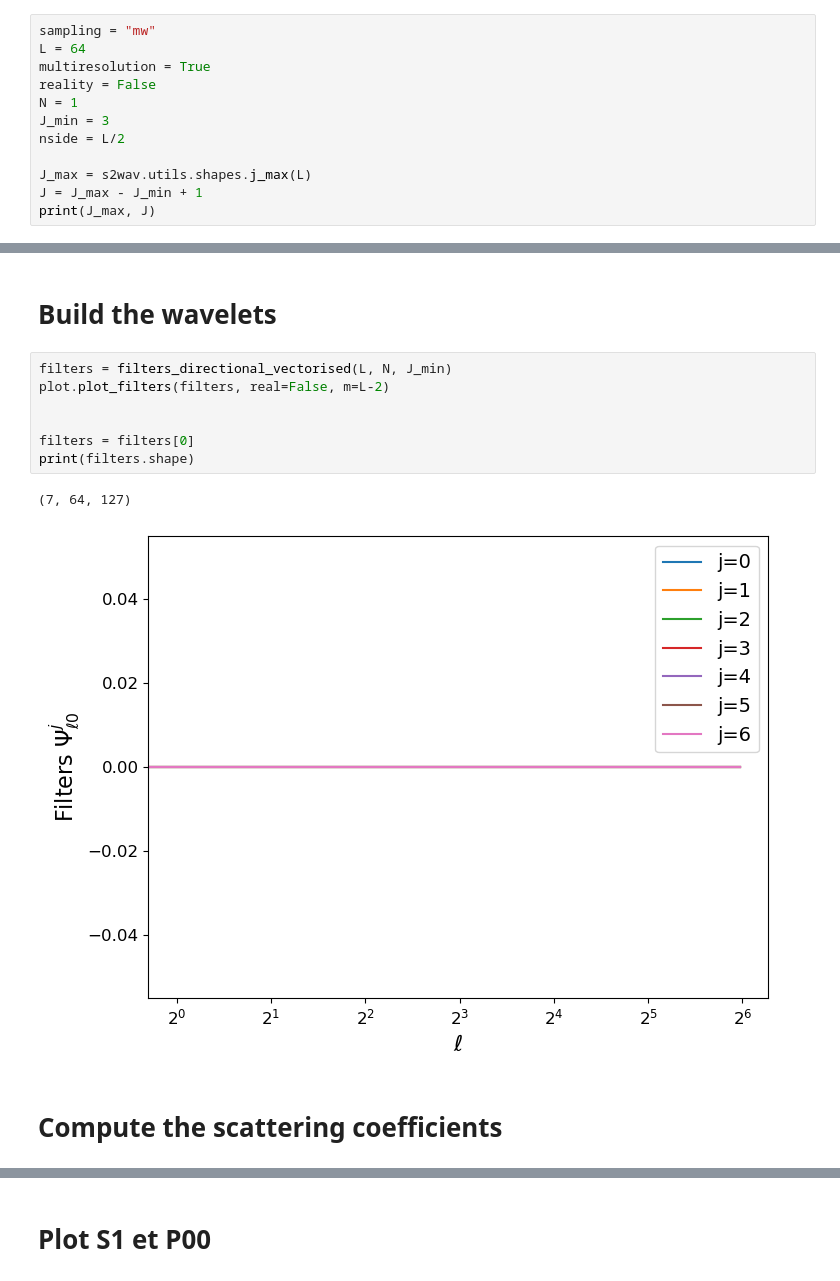
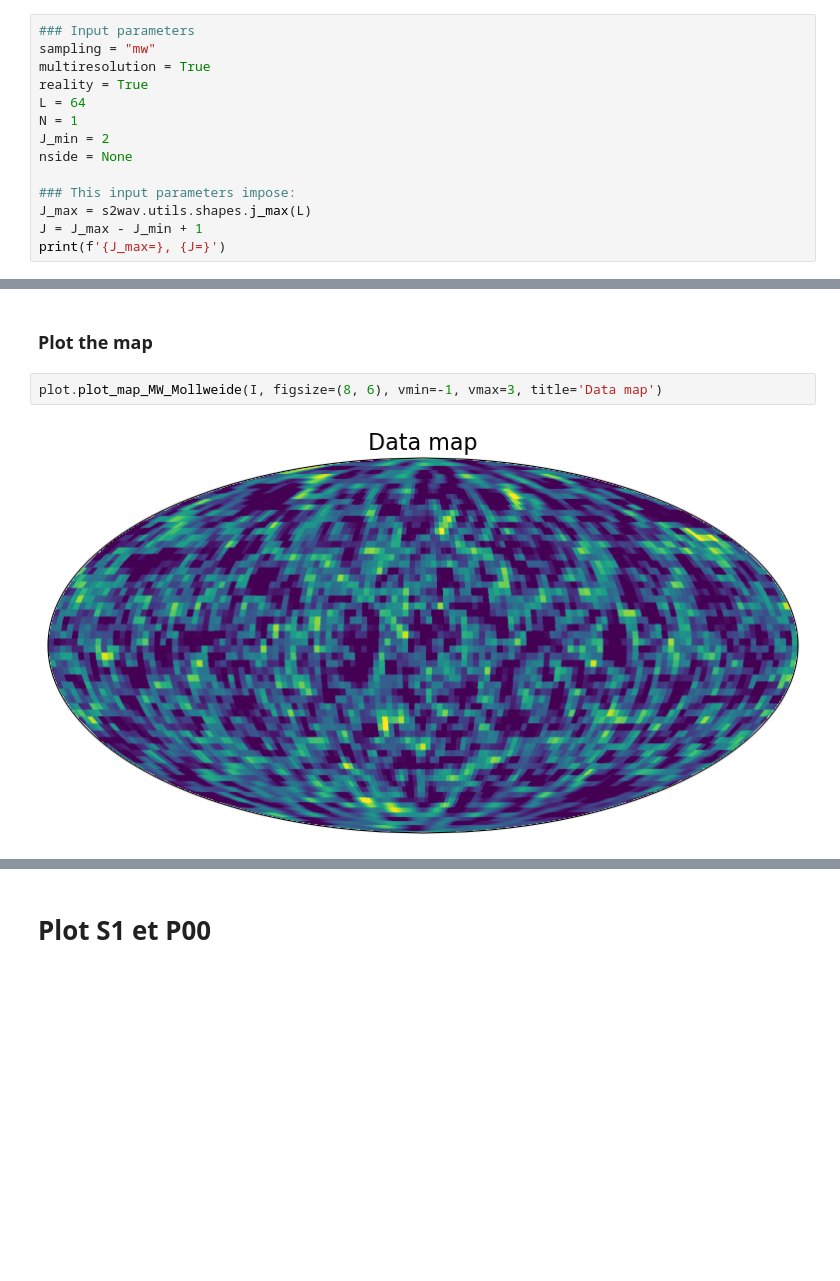
Before and after one commit to mousset/scatcovJAX, a Jupyter notebook: Notebooks/compute_scattering_coeff.ipynb, the cells around one changed output, grey strips where cells are left out. Drawn from its saved outputs; the diff is of its cells as text; blank space fills up the shorter version.

Commit message:
update this notebook to explain the algorithm of coeff computation

```diff
--- a/Notebooks/compute_scattering_coeff.ipynb
+++ b/Notebooks/compute_scattering_coeff.ipynb
@@ -35,13 +46,15 @@ N = 3 is 5 orientations (2*N-1)
 # %%
+### Input parameters
 sampling = "mw"
+multiresolution = True
+reality = True
 L = 64
-multiresolution = True
-reality = False
 N = 1
-J_min = 3
-nside = L/2
+J_min = 2
+nside = None
 
+### This input parameters impose:
 J_max = s2wav.utils.shapes.j_max(L)
 J = J_max - J_min + 1
-print(J_max, J)
+print(f'{J_max=}, {J=}')
 # %% [output]
@@ -87,16 +91,6 @@ Text(0.5, 0, 'l indices')
 # %% [markdown]
-
-
-# Build the wavelets
+### Plot the map
-# %%
-filters = filters_directional_vectorised(L, N, J_min)
-plot.plot_filters(filters, real=False, m=L-2)
-
-
-filters = filters[0]
-print(filters.shape)
-# %% [output]
-(7, 64, 127)
-[figure, removed]
-# %% [markdown]
-# Compute the scattering coefficients
+# %%
+plot.plot_map_MW_Mollweide(I, figsize=(8, 6), vmin=-1, vmax=3, title='Data map')
+# %% [output]
+[figure, added]
```
Also changed, not shown: parts of 62 cells of this notebook.
